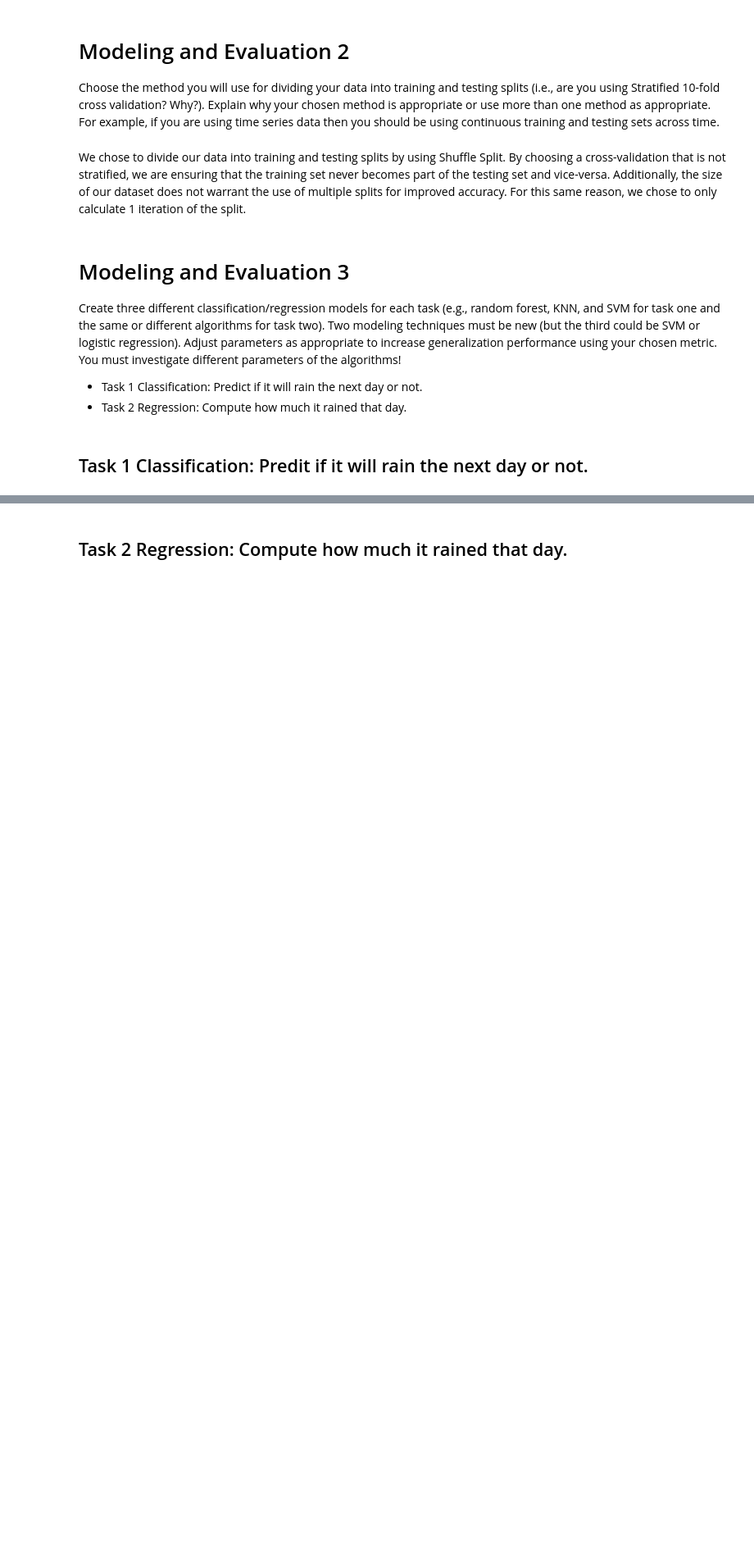
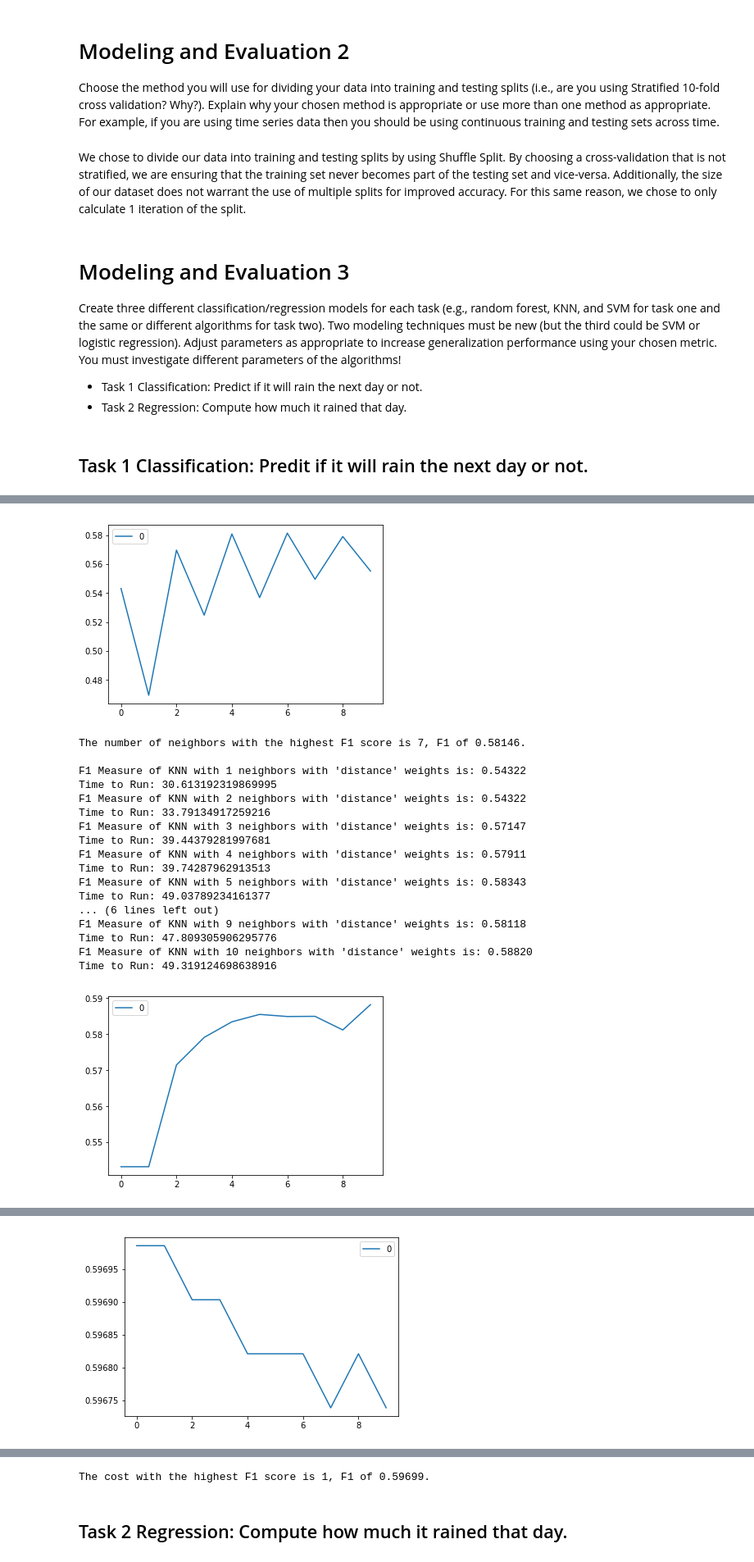
Before and after one commit to jpafford/Data_Mining_7331, a Jupyter notebook: Lab Two Classification.ipynb, the cells around one changed output, grey strips where cells are left out. Shown at 82% size. Cells and saved outputs as stored; diff of their text form; code cells hidden in the pictures; blank space fills up the shorter version.

```diff
--- a/Lab Two Classification.ipynb
+++ b/Lab Two Classification.ipynb
@@ -235,7 +235,6 @@ if 'RainTomorrow' in temp_rainfall:
     x = temp_rainfall.values
 
 scl_obj = sts()
-accuracy_dict = {}
 
 #Split the data into training and testing set 5 different ways, iterate through each way.
 for iter_num, (train_indices, test_indices) in enumerate(cv_object.split(x,y)):
@@ -247,60 +246,81 @@ for iter_num, (train_indices, test_indices) in enumerate(cv_object.split(x,y)):
     X_test_scaled = scl_obj.transform(x[test_indices])
 
     #K Nearest Neighbors, all neighbors are treated the same.  Number of neighbors range from 1 to 10.
+    F1_values = []
     for K in range(1, 11):
         t0=time.time()
         knn_clf = knnc(n_neighbors=K, weights='uniform')
         knn_clf.fit(X_train_scaled,y[train_indices])
         y_hat = knn_clf.predict(X_test_scaled)
-        acc = mt.f1_score(y[test_indices],y_hat)
-        accuracy_dict.update({'KNN with %d neighbors with \'uniform\' weights' %(K): acc})
-        print('F1 Measure of KNN with %d neighbors with \'uniform\' weights is: %.5f'%(K,acc))
+        F1 = mt.f1_score(y[test_indices],y_hat)
+        F1_values.append(F1)
+        print('F1 Measure of KNN with %d neighbors with \'uniform\' weights is: %.5f'%(K,F1))
         print ("Time to Run:", time.time()-t0)
+    #plotting the F1 scores against k values
+    curve = pd.DataFrame(F1_values) #elbow curve
+    plt.show(curve.plot())
+    print('The number of neighbors with the highest F1 score is %d, F1 of %.5f.' %(F1_values.index(max(F1_values))+1,max(F1_values)))
+    print()
 
     #K Nearest Neighbors, closer neighbors are given more weight.  Number of neighbors range from 1 to 10.
+    F1_values = []
     for K in range(1, 11):
         t0=time.time()
         knn_clf = knnc(n_neighbors=K, weights='distance')
         knn_clf.fit(X_train_scaled,y[train_indices])
         y_hat = knn_clf.predict(X_test_scaled)
-        acc = mt.f1_score(y[test_indices],y_hat)
-        accuracy_dict.update({'KNN with %d neighbors with \'distance\' weights' %(K): acc})
-        print('F1 Measure of KNN with %d neighbors with \'distance\' weights is: %.5f'%(K,acc))
+        F1 = mt.f1_score(y[test_indices],y_hat)
+        F1_values.append(F1)
+        print('F1 Measure of KNN with %d neighbors with \'distance\' weights is: %.5f'%(K,F1))
         print ("Time to Run:", time.time()-t0)
+    #plotting the F1 scores against k values
+    curve = pd.DataFrame(F1_values) #elbow curve
+    plt.show(curve.plot())
+    print('The number of neighbors with the highest F1 score is %d, F1 of %.5f.' %(F1_values.index(max(F1_values))+1,max(F1_values)))
+    print()
 
     #Gaussian Naive Bayes
     t0=time.time()
     gnb_clf = gnb()
     gnb_clf.fit(X_train_scaled,y[train_indices])
     y_hat = gnb_clf.predict(X_test_scaled)
-    acc = mt.f1_score(y[test_indices],y_hat)
-    accuracy_dict.update({'Gausian Naive Bayes': acc})
-    print('F1 Measure of Gausian Naive Bayes is: %.5f' %(acc))
+    F1 = mt.f1_score(y[test_indices],y_hat)
+    print('F1 Measure of Gausian Naive Bayes is: %.5f' %(F1))
     print ("Time to Run:", time.time()-t0)
+    print()
 
 
     #Perform Logistic Regression, cost (inverse of regulation strength) range from 1 to 10 and l1 penalty.
+    F1_values = []
     for cost in range(1,11):
         t0=time.time()
         lr_clf = lr(penalty='l1', C=cost)
         lr_clf.fit(X_train_scaled,y[train_indices])
         y_hat = lr_clf.predict(X_test_scaled)
-        acc = mt.f1_score(y[test_indices],y_hat)
-        accuracy_dict.update({'Logistic Regression \'l1\' penalty with cost %d' %(cost): acc})
-        print('F1 Measure of Logistic Regression \'l1\' penalty with cost %d is: %.5f' %(cost, acc))
+        F1 = mt.f1_score(y[test_indices],y_hat)
+        F1_values.append(F1)
+        print('F1 Measure of Logistic Regression \'l1\' penalty with cost %d is: %.5f' %(cost, F1))
         print ("Time to Run:", time.time()-t0)
+    #plotting the F1 scores against cost values
+    curve = pd.DataFrame(F1_values) #elbow curve
+    plt.show(curve.plot())
+    print('The cost with the highest F1 score is %d, F1 of %.5f.' %(F1_values.index(max(F1_values))+1,max(F1_values)))
+    print()
 
     #Perform Logistic Regression, cost (inverse of regulation strength) range from 1 to 10 and l2 penalty.
+    F1_values = []
     for cost in range(1,11):
         t0=time.time()
         lr_clf = lr(penalty='l2', C=cost)
         lr_clf.fit(X_train_scaled,y[train_indices])
         y_hat = lr_clf.predict(X_test_scaled)
-        acc = mt.f1_score(y[test_indices],y_hat)
-        accuracy_dict.update({'Logistic Regression \'l2\' penalty with cost %d' %(cost): acc})
-        print('F1 Measure of Logistic Regression \'l2\' penalty with cost %d is: %.5f' %(cost, acc))
+        F1 = mt.f1_score(y[test_indices],y_hat)
+        F1_values.append(F1)
+        print('F1 Measure of Logistic Regression \'l2\' penalty with cost %d is: %.5f' %(cost, F1))
         print ("Time to Run:", time.time()-t0)
-
-print()
-print('The maximum accuracy of %.5f is achieved with %s' %(max(accuracy_dict.items())[1], max(accuracy_dict.items())[0]))
+    #plotting the F1 scores against cost values
+    curve = pd.DataFrame(F1_values) #elbow curve
+    plt.show(curve.plot())
+    print('The cost with the highest F1 score is %d, F1 of %.5f.' %(F1_values.index(max(F1_values))+1,max(F1_values)))
+    print()
 # %% [output]
@@ -323,0 +347,19 @@ The maximum accuracy of 0.59735 is achieved with Logistic Regression 'l2' penalt
+[figure, added]
+The number of neighbors with the highest F1 score is 7, F1 of 0.58146.
+
+F1 Measure of KNN with 1 neighbors with 'distance' weights is: 0.54322
+Time to Run: 30.613192319869995
+F1 Measure of KNN with 2 neighbors with 'distance' weights is: 0.54322
+Time to Run: 33.79134917259216
+F1 Measure of KNN with 3 neighbors with 'distance' weights is: 0.57147
+Time to Run: 39.44379281997681
+F1 Measure of KNN with 4 neighbors with 'distance' weights is: 0.57911
+Time to Run: 39.74287962913513
+F1 Measure of KNN with 5 neighbors with 'distance' weights is: 0.58343
+Time to Run: 49.03789234161377
+... (6 lines left out)
+F1 Measure of KNN with 9 neighbors with 'distance' weights is: 0.58118
+Time to Run: 47.809305906295776
+F1 Measure of KNN with 10 neighbors with 'distance' weights is: 0.58820
+Time to Run: 49.319124698638916
+[figure, added]
@@ -323,0 +383 @@ The maximum accuracy of 0.59735 is achieved with Logistic Regression 'l2' penalt
+[figure, added]
@@ -324,3 +402,4 @@ The maximum accuracy of 0.59735 is achieved with Logistic Regression 'l2' penalt
+The cost with the highest F1 score is 1, F1 of 0.59699.
 # %% [markdown]
 ## Task 2 Regression: Compute how much it rained that day.
 # %%
```
Also changed, not shown: parts of 5 cells of this notebook.
